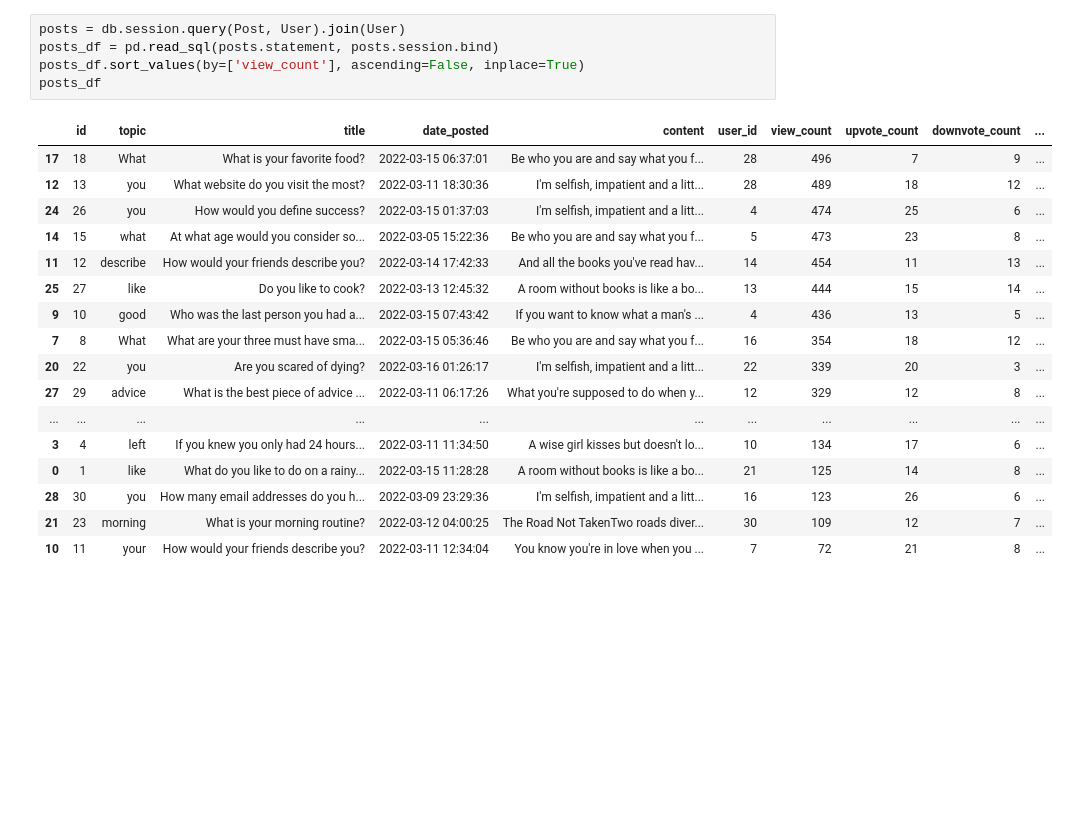
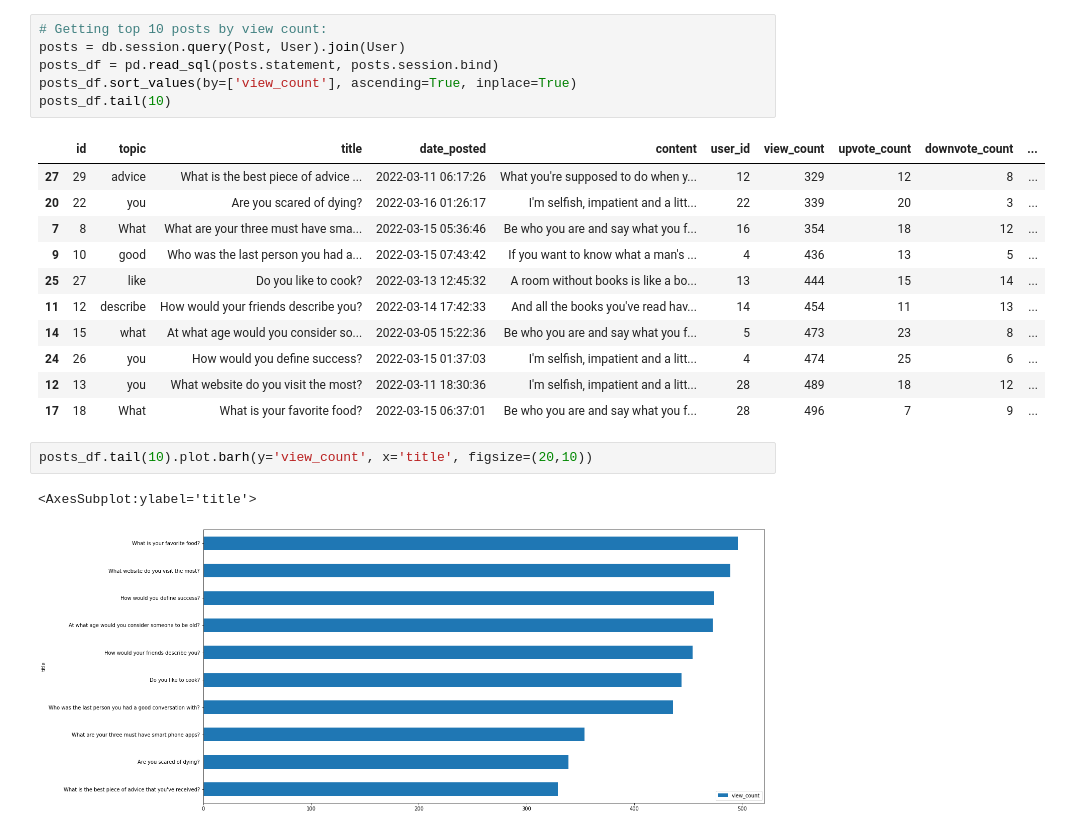
Before and after one commit to Robert-Such/flask_forum, a Jupyter notebook: reference/reference_queries.ipynb, the cells around one changed output. Saved outputs shown, nothing was run; the diff lists cells and outputs as text; blank space fills up the shorter version.

```diff
--- a/reference/reference_queries.ipynb
+++ b/reference/reference_queries.ipynb
@@ -70,23 +80,23 @@ result
 # %%
+# Getting top 10 posts by view count:
 posts = db.session.query(Post, User).join(User)
 posts_df = pd.read_sql(posts.statement, posts.session.bind)
-posts_df.sort_values(by=['view_count'], ascending=False, inplace=True)
-posts_df
+posts_df.sort_values(by=['view_count'], ascending=True, inplace=True)
+posts_df.tail(10)
 # %% [output]
 |  | id | topic | title | date_posted | content | user_id | view_count | upvote_count | downvote_count | ... |
+| 27 | 29 | advice | What is the best piece of advice ... | 2022-03-11 06:17:26 | What you're supposed to do when y... | 12 | 329 | 12 | 8 | ... |
+| 20 | 22 | you | Are you scared of dying? | 2022-03-16 01:26:17 | I'm selfish, impatient and a litt... | 22 | 339 | 20 | 3 | ... |
+| 7 | 8 | What | What are your three must have sma... | 2022-03-15 05:36:46 | Be who you are and say what you f... | 16 | 354 | 18 | 12 | ... |
+| 9 | 10 | good | Who was the last person you had a... | 2022-03-15 07:43:42 | If you want to know what a man's ... | 4 | 436 | 13 | 5 | ... |
+| 25 | 27 | like | Do you like to cook? | 2022-03-13 12:45:32 | A room without books is like a bo... | 13 | 444 | 15 | 14 | ... |
+| 11 | 12 | describe | How would your friends describe you? | 2022-03-14 17:42:33 | And all the books you've read hav... | 14 | 454 | 11 | 13 | ... |
+| 14 | 15 | what | At what age would you consider so... | 2022-03-05 15:22:36 | Be who you are and say what you f... | 5 | 473 | 23 | 8 | ... |
+| 24 | 26 | you | How would you define success? | 2022-03-15 01:37:03 | I'm selfish, impatient and a litt... | 4 | 474 | 25 | 6 | ... |
+| 12 | 13 | you | What website do you visit the most? | 2022-03-11 18:30:36 | I'm selfish, impatient and a litt... | 28 | 489 | 18 | 12 | ... |
 | 17 | 18 | What | What is your favorite food? | 2022-03-15 06:37:01 | Be who you are and say what you f... | 28 | 496 | 7 | 9 | ... |
-| 12 | 13 | you | What website do you visit the most? | 2022-03-11 18:30:36 | I'm selfish, impatient and a litt... | 28 | 489 | 18 | 12 | ... |
-| 24 | 26 | you | How would you define success? | 2022-03-15 01:37:03 | I'm selfish, impatient and a litt... | 4 | 474 | 25 | 6 | ... |
-| 14 | 15 | what | At what age would you consider so... | 2022-03-05 15:22:36 | Be who you are and say what you f... | 5 | 473 | 23 | 8 | ... |
-| 11 | 12 | describe | How would your friends describe you? | 2022-03-14 17:42:33 | And all the books you've read hav... | 14 | 454 | 11 | 13 | ... |
-| 25 | 27 | like | Do you like to cook? | 2022-03-13 12:45:32 | A room without books is like a bo... | 13 | 444 | 15 | 14 | ... |
-| 9 | 10 | good | Who was the last person you had a... | 2022-03-15 07:43:42 | If you want to know what a man's ... | 4 | 436 | 13 | 5 | ... |
-| 7 | 8 | What | What are your three must have sma... | 2022-03-15 05:36:46 | Be who you are and say what you f... | 16 | 354 | 18 | 12 | ... |
-| 20 | 22 | you | Are you scared of dying? | 2022-03-16 01:26:17 | I'm selfish, impatient and a litt... | 22 | 339 | 20 | 3 | ... |
-| 27 | 29 | advice | What is the best piece of advice ... | 2022-03-11 06:17:26 | What you're supposed to do when y... | 12 | 329 | 12 | 8 | ... |
-| ... | ... | ... | ... | ... | ... | ... | ... | ... | ... | ... |
-| 3 | 4 | left | If you knew you only had 24 hours... | 2022-03-11 11:34:50 | A wise girl kisses but doesn't lo... | 10 | 134 | 17 | 6 | ... |
-| 0 | 1 | like | What do you like to do on a rainy... | 2022-03-15 11:28:28 | A room without books is like a bo... | 21 | 125 | 14 | 8 | ... |
-| 28 | 30 | you | How many email addresses do you h... | 2022-03-09 23:29:36 | I'm selfish, impatient and a litt... | 16 | 123 | 26 | 6 | ... |
-| 21 | 23 | morning | What is your morning routine? | 2022-03-12 04:00:25 | The Road Not TakenTwo roads diver... | 30 | 109 | 12 | 7 | ... |
-| 10 | 11 | your | How would your friends describe you? | 2022-03-11 12:34:04 | You know you're in love when you ... | 7 | 72 | 21 | 8 | ... |
+# %%
+posts_df.tail(10).plot.barh(y='view_count', x='title', figsize=(20,10))
+# %% [output]
+<AxesSubplot:ylabel='title'>
+[figure, added]
```
Also changed, not shown: parts of 13 cells of this notebook, 2 other files.
